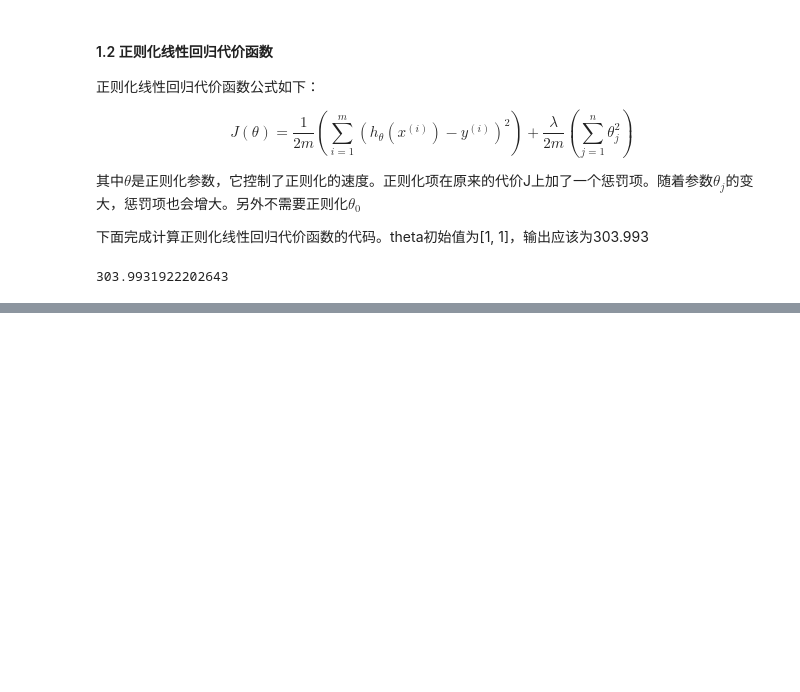
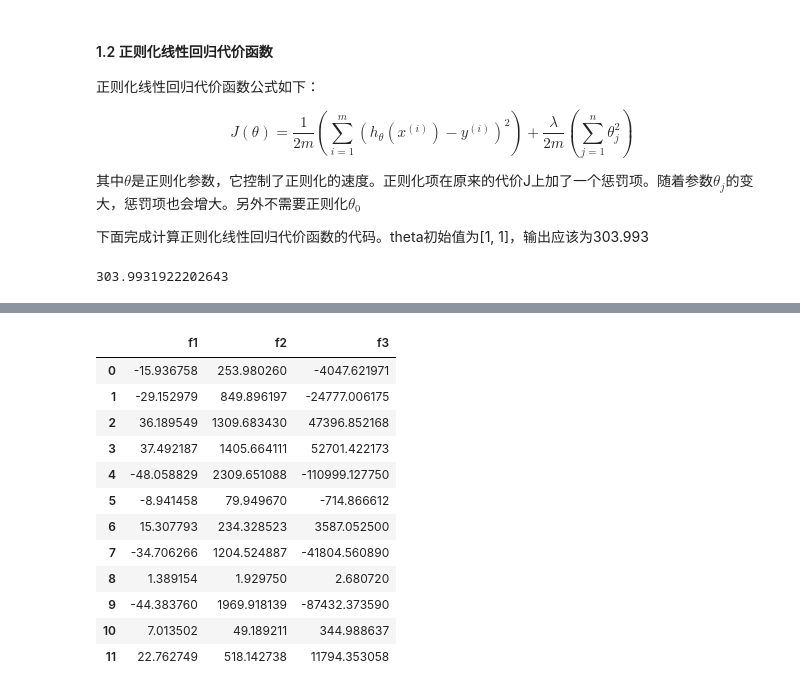
Before and after one commit to FCBleomessi10/NG-MachineLearning-python, a Jupyter notebook: 偏差和方差、训练集&验证集&测试集/偏差和方差、训练集&验证集&测试集.ipynb, the cells around one changed output, grey strips where cells are left out. Drawn from its saved outputs; the diff is of its cells as text; code cells hidden in the pictures; blank space fills up the shorter version.

```diff
--- a/偏差和方差、训练集&验证集&测试集/偏差和方差、训练集&验证集&测试集.ipynb
+++ b/偏差和方差、训练集&验证集&测试集/偏差和方差、训练集&验证集&测试集.ipynb
@@ -74,0 +160,25 @@ def gredient(theta, X, y):
+# %%
+def poly_features(x, power, as_ndarray=False):
+    data = {'f{}'.format(i): np.power(x, i) for i in range(1, power+1)}
+    df = pd.DataFrame(data)
+
+    return df.values if as_ndarray else df
+# %%
+data = sio.loadmat('./ex5data1.mat')
+X, y, Xval, yval, Xtest, ytest = map(np.ravel, [data['X'], data['y'], data['Xval'], data['yval'], data['Xtest'], data['ytest']])
+# %%
+poly_features(X, power=3)
+# %% [output]
+|  | f1 | f2 | f3 |
+| 0 | -15.936758 | 253.980260 | -4047.621971 |
+| 1 | -29.152979 | 849.896197 | -24777.006175 |
+| 2 | 36.189549 | 1309.683430 | 47396.852168 |
+| 3 | 37.492187 | 1405.664111 | 52701.422173 |
+| 4 | -48.058829 | 2309.651088 | -110999.127750 |
+| 5 | -8.941458 | 79.949670 | -714.866612 |
+| 6 | 15.307793 | 234.328523 | 3587.052500 |
+| 7 | -34.706266 | 1204.524887 | -41804.560890 |
+| 8 | 1.389154 | 1.929750 | 2.680720 |
+| 9 | -44.383760 | 1969.918139 | -87432.373590 |
+| 10 | 7.013502 | 49.189211 | 344.988637 |
+| 11 | 22.762749 | 518.142738 | 11794.353058 |
```
Also changed, not shown: parts of 17 cells of this notebook.
